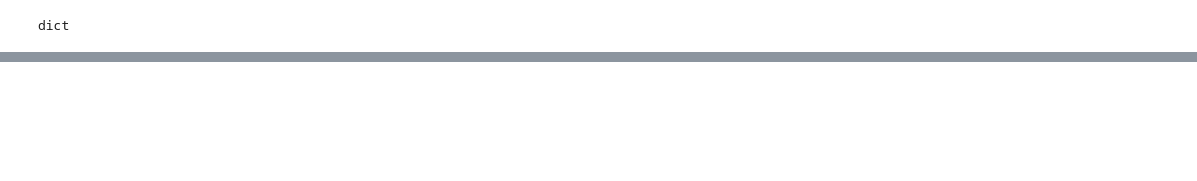
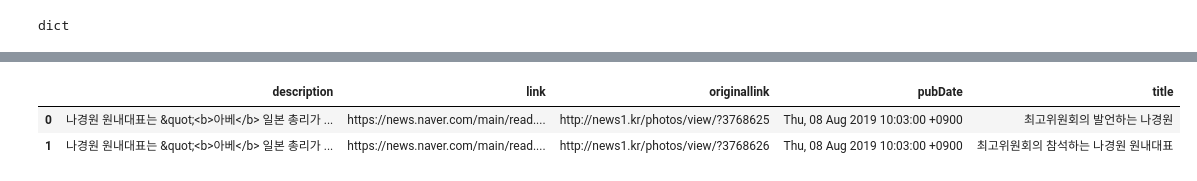
Before and after one commit to ParkKeunYoung/py_projects, a Jupyter notebook: analysis/crawling/데이터획득_level2_api를이용한수집.ipynb, the cells around one changed output, grey strips where cells are left out. Saved outputs shown, nothing was run; the diff lists cells and outputs as text; code cells hidden in the pictures; blank space fills up the shorter version.

```diff
--- a/analysis/crawling/데이터획득_level2_api를이용한수집.ipynb
+++ b/analysis/crawling/데이터획득_level2_api를이용한수집.ipynb
@@ -218,0 +333,7 @@ for item in tmp['items']:
+# %%
+# 상위값 확인
+df_dict.head(2)
+# %% [output]
+|  | description | link | originallink | pubDate | title |
+| 0 | 나경원 원내대표는 &quot;<b>아베</b> 일본 총리가 ... | https://news.naver.com/main/read.... | http://news1.kr/photos/view/?3768625 | Thu, 08 Aug 2019 10:03:00 +0900 | 최고위원회의 발언하는 나경원 |
+| 1 | 나경원 원내대표는 &quot;<b>아베</b> 일본 총리가 ... | https://news.naver.com/main/read.... | http://news1.kr/photos/view/?3768626 | Thu, 08 Aug 2019 10:03:00 +0900 | 최고위원회의 참석하는 나경원 원내대표 |
```
Also changed, not shown: parts of 27 cells of this notebook, 6 other files.
